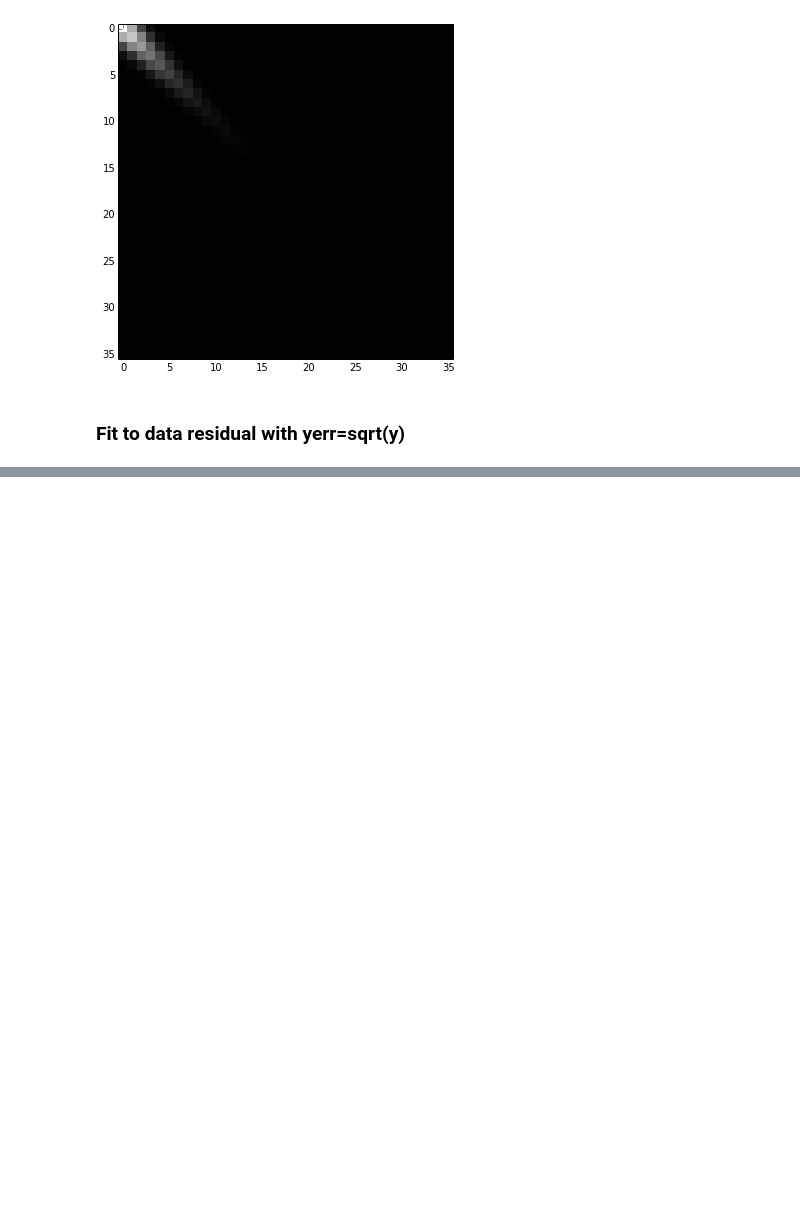
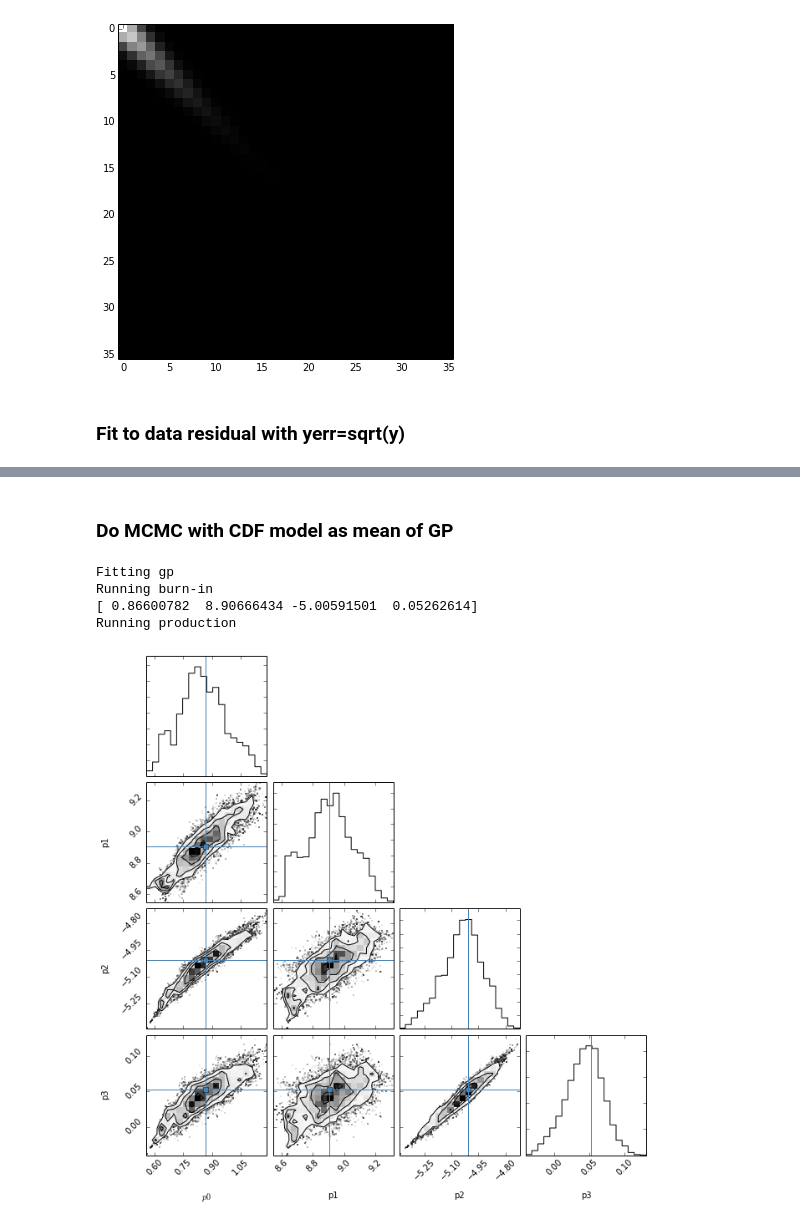
Before and after one commit to cranmer/play, a Jupyter notebook: misc/DiJet_GP_test.ipynb, the cells around one changed output, grey strips where cells are left out. Drawn from its saved outputs; the diff is of its cells as text; code cells hidden in the pictures; blank space fills up the shorter version.

Commit message:
with signal model

```diff
--- a/misc/DiJet_GP_test.ipynb
+++ b/misc/DiJet_GP_test.ipynb
@@ -297,0 +300,51 @@ plt.fill_between(xval,meanGP-stdGP,meanGP+stdGP,facecolor='lightgray')
+# %% [markdown]
+### Do MCMC with CDF model as mean of GP
+# %%
+def lnprob_gp(p, x, y, yerr):
+    decay = 200
+    kernel = 15000/np.exp(-1200/decay)*MyDijetKernel(a=decay,b=100)
+    gp = george.GP(kernel)
+    gp.compute(x, yerr)
+    gpl = gp.lnlikelihood(y - model2_CDF2009(x,p))
+    return gpl
+# %%
+def fit_gp(initial, data, nwalkers=32):
+    ndim = len(initial)
+    p0 = [np.array(initial) + 1e-8 * np.random.randn(ndim)
+          for i in xrange(nwalkers)]
+    sampler = emcee.EnsembleSampler(nwalkers, ndim, lnprob_gp, args=data)
+    print("Running burn-in")
+    p0, lnp, _ = sampler.run_mcmc(p0, 500)
+    sampler.reset()
+
+    best_fit = p0[np.argmax(lnp)]
+    print best_fit
+
+    #print("Running second burn-in")
+    #p = p0[np.argmax(lnp)]
+    #p0 = [p + 1e-8 * np.random.randn(ndim) for i in xrange(nwalkers)]
+    #p0, _, _ = sampler.run_mcmc(p0, 500)
+    #sampler.reset()
+
+    print("Running production")
+    p0, _, _ = sampler.run_mcmc(p0, 1000)
+    return sampler, best_fit
+# %%
+np.random.seed(1234)
+init_params = best_fit
+data = (xval, yval, np.sqrt(yval))
+
+# Fit assuming GP.
+print("Fitting gp")
+sampler, best_fit = fit_gp(init_params, data)
+samples = sampler.flatchain
+# %% [output]
+Fitting gp
+Running burn-in
+[ 0.86600782  8.90666434 -5.00591501  0.05262614]
+Running production
+# %%
+fig = corner.corner(samples, labels=["$p0$", "p1", "p2", "p3"],
+                      truths=best_fit)
+# %% [output]
+[figure, added]
```
Also changed, not shown: parts of 30 cells of this notebook.
